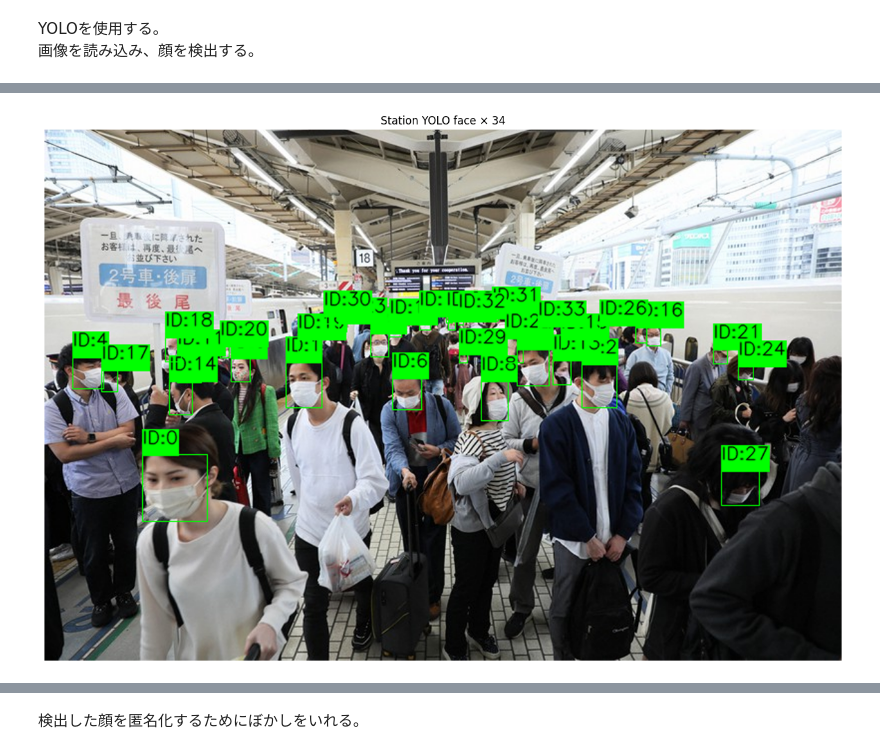
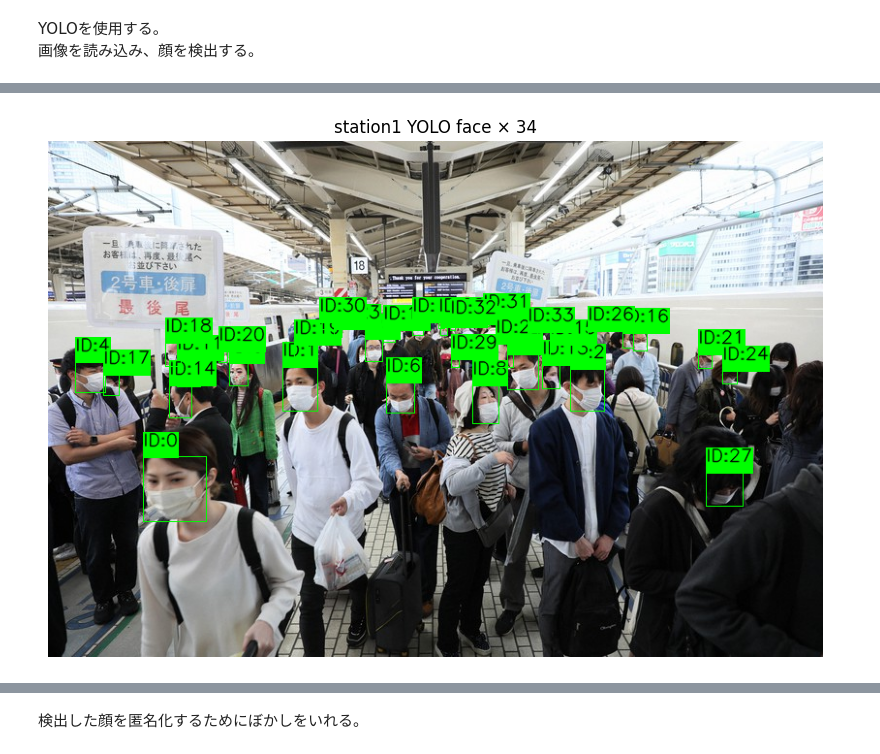
Before and after one commit to Yuri-6-0/me, a Jupyter notebook: Week11/face_detection.ipynb, the cells around one changed output, grey strips where cells are left out. Saved outputs shown, nothing was run; the diff lists cells and outputs as text; code cells hidden in the pictures.

Commit message:
face detection

```diff
--- a/Week11/face_detection.ipynb
+++ b/Week11/face_detection.ipynb
@@ -34,66 +34,57 @@ from pathlib import Path
 from ultralytics import YOLO
 import matplotlib.pyplot as plt
 
-# 画像とモデルの準備
-image_path = Path("station.jpg")
+# 1. 準備（複数の画像パスをリストに格納）
+image_paths = [Path("station1.jpg"), Path("station2.jpg")]
 model_path = Path("yolov8m-face.pt")
+model = YOLO(model_path)
 
-# YOLO で高解像度推論
-model = YOLO(model_path)
-result = model.predict(source=str(image_path), conf=0.25, verbose=False, imgsz=1280)[0]
+# --- 描画スタイルの設定 ---
+color = (0, 255, 0)
+font_scale = 0.6
+thickness = 1
+pad_ratio = 0.05
 
-# 画像読み込みと基本情報
-annotated = cv2.imread(str(image_path))
-h_img, w_img = annotated.shape[:2]
+# 2. ループで1枚ずつ処理
+for img_path in image_paths:
+    if not img_path.exists():
+        print(f"スキップ: {img_path} が見つかりません。")
+        continue
 
-# --- 描画スタイルの設定（ここを小さくしました） ---
-color = (0, 255, 0)
-font_scale = 0.6  # 文字の大きさ（2から0.6へ）
-thickness = 1     # 線の太さ（2から1へ）
-pad_ratio = 0.05  # 顔の枠の余白（0.2から0.05へ）
+    # YOLO で推論
+    result = model.predict(source=str(img_path), conf=0.25, verbose=False, imgsz=1280)[0]
 
-# 検出結果を描画
-for idx, box in enumerate(result.boxes.xyxy.cpu().numpy()):
-    x1, y1, x2, y2 = map(int, box)
-    w = x2 - x1
-    h = y2 - y1
+    # 画像読み込み
+    annotated = cv2.imread(str(img_path))
+    h_img, w_img = annotated.shape[:2]
 
-    # 余白（バッファ）の計算
-    pad = int(max(w, h) * pad_ratio)
-    x1p = max(0, x1 - pad)
-    y1p = max(0, y1 - pad)
-    x2p = min(w_img, x2 + pad)
-    y2p = min(h_img, y2 + pad)
+    # 検出結果を1つずつ描画
+    for idx, box in enumerate(result.boxes.xyxy.cpu().numpy()):
+        x1, y1, x2, y2 = map(int, box)
+        w, h = x2 - x1, y2 - y1
 
-    # 顔を囲む枠を描画
-    cv2.rectangle(annotated, (x1p, y1p), (x2p, y2p), color, thickness)
+        pad = int(max(w, h) * pad_ratio)
+        x1p, y1p = max(0, x1 - pad), max(0, y1 - pad)
+        x2p, y2p = min(w_img, x2 + pad), min(h_img, y2 + pad)
 
-    # ラベル（ID:0など）のサイズを取得
-    label = f"ID:{idx}"
-    (w_label, h_label), baseline = cv2.getTextSize(label, cv2.FONT_HERSHEY_SIMPLEX, font_scale, thickness)
+        cv2.rectangle(annotated, (x1p, y1p), (x2p, y2p), color, thickness)
 
-    # ラベルを表示する高さの計算（枠の上に被らないように調整）
-    y_label = y1p - 5 if y1p - 5 > h_label else y1p + h_label + 5
+        label = f"ID:{idx}"
+        (w_label, h_label), baseline = cv2.getTextSize(label, cv2.FONT_HERSHEY_SIMPLEX, font_scale, thickness)
+        y_label = y1p - 5 if y1p - 5 > h_label else y1p + h_label + 5
 
-    # ラベルの背景（塗りつぶしの緑の小さな四角）
-    cv2.rectangle(annotated, (x1p, y_label - h_label - baseline), (x1p + w_label, y_label + baseline), color, -1)
+        cv2.rectangle(annotated, (x1p, y_label - h_label - baseline), (x1p + w_label, y_label + baseline), color, -1)
+        cv2.putText(annotated, label, (x1p, y_label - baseline), cv2.FONT_HERSHEY_SIMPLEX, font_scale, (0, 0, 0), thickness, cv2.LINE_AA)
 
-    # ラベルの文字を描画（黒色）
-    cv2.putText(annotated, label, (x1p, y_label - baseline), cv2.FONT_HERSHEY_SIMPLEX, font_scale, (0, 0, 0), thickness, cv2.LINE_AA)
+    # 3. 保存処理（元のファイル名に _detected を付けて保存）
+    output_path = img_path.parent / f"{img_path.stem}_detected{img_path.suffix}"
+    cv2.imwrite(str(output_path), annotated)
+    print(f"検出された顔の数:{len(result.boxes)}")
 
-# 高解像度で保存
-output_path = Path("station_yolo_faces.jpg")
-# 保存時のリサイズ（2倍）をやめると、より本来のサイズで確認できます
-# 必要に応じて (w_img, h_img) に戻してください
-annot_up = cv2.resize(annotated, (w_img * 2, h_img * 2), interpolation=cv2.INTER_CUBIC)
-cv2.imwrite(str(output_path), annot_up)
-
-print(f"検出された顔の数: {len(result.boxes)} faces")
-
-# 表示
-plt.figure(figsize=(16, 16))
-plt.imshow(cv2.cvtColor(annot_up, cv2.COLOR_BGR2RGB))
-plt.axis('off')
-plt.title(f'Station YOLO face × {len(result.boxes)}')
-plt.show()
+    # 4. 表示
+    plt.figure(figsize=(10, 10))
+    plt.imshow(cv2.cvtColor(annotated, cv2.COLOR_BGR2RGB))
+    plt.axis('off')
+    plt.title(f'{img_path.stem} YOLO face × {len(result.boxes)}')
+    plt.show()
 # %% [output]
@@ -101 +92 @@ plt.show()
-[figure, old version]
+[figure, new version]
```
Also changed, not shown: parts of 4 cells of this notebook, 8 other files.
